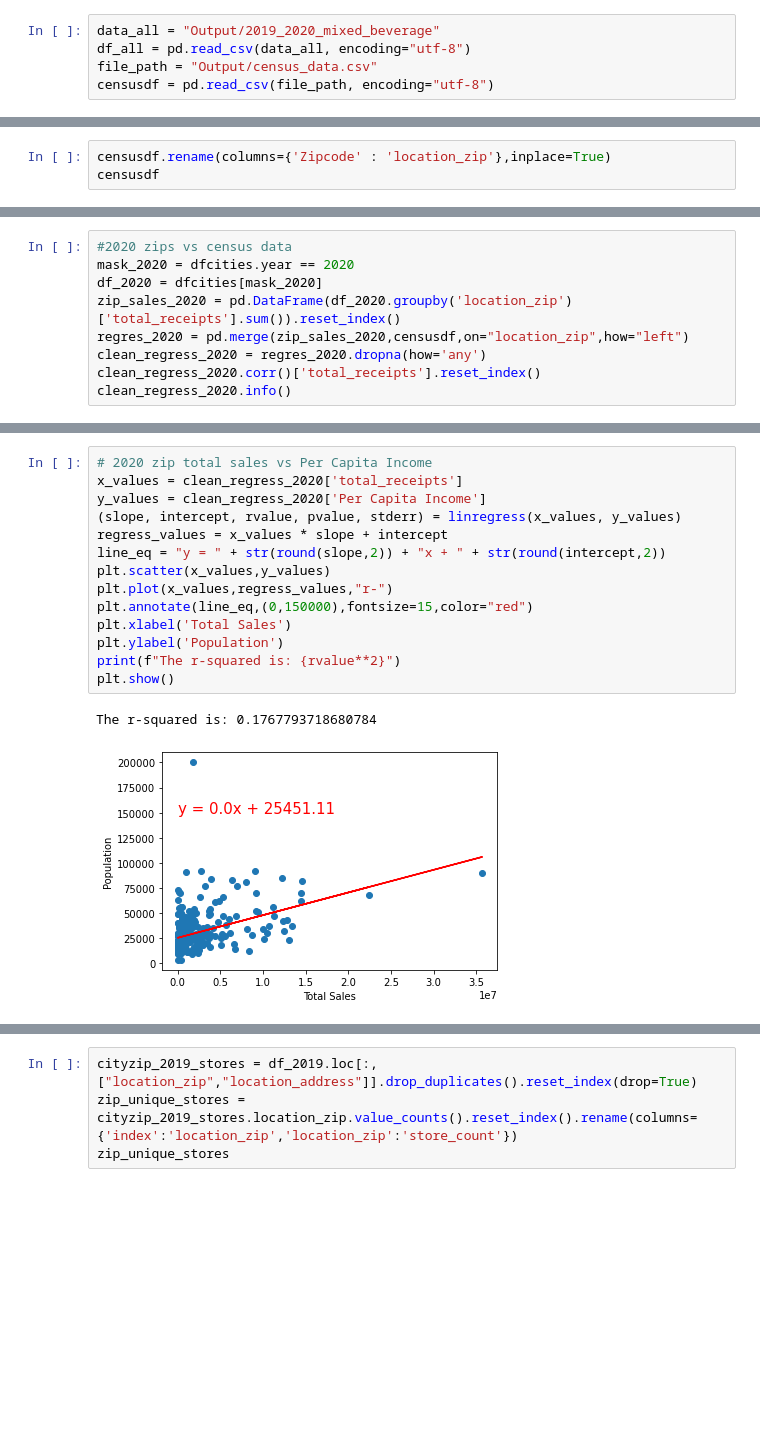
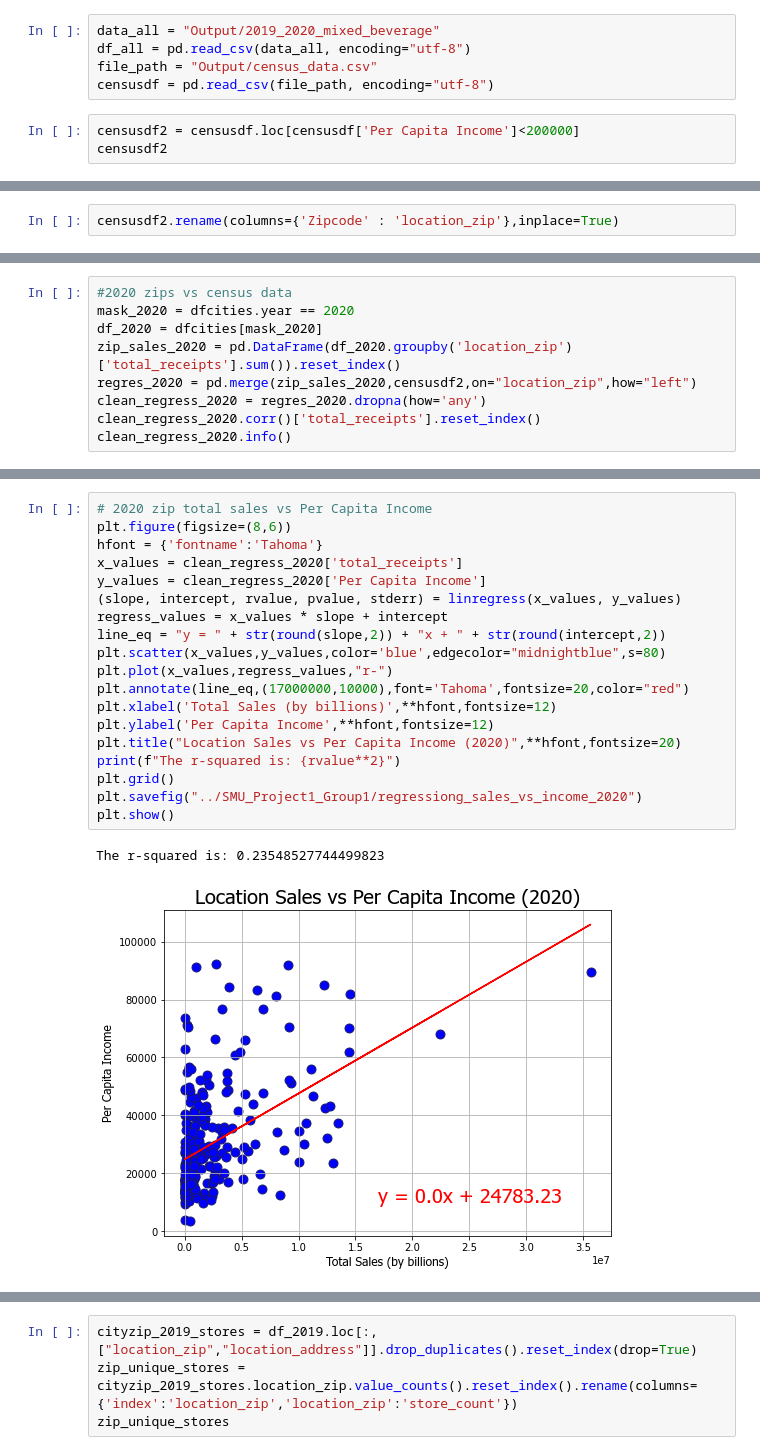
Before and after one commit to KelliDSmith/SMU_Project1_Group1, a Jupyter notebook: regression_kelli.ipynb, the cells around one changed output, grey strips where cells are left out. Saved outputs shown, nothing was run; the diff lists cells and outputs as text; blank space fills up the shorter version.

```diff
--- a/regression_kelli.ipynb
+++ b/regression_kelli.ipynb
@@ -15,3 +15,6 @@ data_all = "Output/2019_2020_mixed_beverage"
 df_all = pd.read_csv(data_all, encoding="utf-8")
 file_path = "Output/census_data.csv"
 censusdf = pd.read_csv(file_path, encoding="utf-8")
+# %%
+censusdf2 = censusdf.loc[censusdf['Per Capita Income']<200000]
+censusdf2
@@ -18,4 +35,3 @@ censusdf = pd.read_csv(file_path, encoding="utf-8")
 # %%
-censusdf.rename(columns={'Zipcode' : 'location_zip'},inplace=True)
-censusdf
+censusdf2.rename(columns={'Zipcode' : 'location_zip'},inplace=True)
 # %% [output]
@@ -87,7 +94,7 @@ memory usage: 19.1 KB
 mask_2020 = dfcities.year == 2020
 df_2020 = dfcities[mask_2020]
 zip_sales_2020 = pd.DataFrame(df_2020.groupby('location_zip')['total_receipts'].sum()).reset_index()
-regres_2020 = pd.merge(zip_sales_2020,censusdf,on="location_zip",how="left")
+regres_2020 = pd.merge(zip_sales_2020,censusdf2,on="location_zip",how="left")
 clean_regress_2020 = regres_2020.dropna(how='any')
 clean_regress_2020.corr()['total_receipts'].reset_index()
 clean_regress_2020.info()
@@ -127,20 +139,25 @@ The r-squared is: 0.1519010982688524
 # %%
 # 2020 zip total sales vs Per Capita Income
+plt.figure(figsize=(8,6))
+hfont = {'fontname':'Tahoma'}
 x_values = clean_regress_2020['total_receipts']
 y_values = clean_regress_2020['Per Capita Income']
 (slope, intercept, rvalue, pvalue, stderr) = linregress(x_values, y_values)
 regress_values = x_values * slope + intercept
 line_eq = "y = " + str(round(slope,2)) + "x + " + str(round(intercept,2))
-plt.scatter(x_values,y_values)
+plt.scatter(x_values,y_values,color='blue',edgecolor="midnightblue",s=80)
 plt.plot(x_values,regress_values,"r-")
-plt.annotate(line_eq,(0,150000),fontsize=15,color="red")
-plt.xlabel('Total Sales')
-plt.ylabel('Population')
+plt.annotate(line_eq,(17000000,10000),font='Tahoma',fontsize=20,color="red")
+plt.xlabel('Total Sales (by billions)',**hfont,fontsize=12)
+plt.ylabel('Per Capita Income',**hfont,fontsize=12)
+plt.title("Location Sales vs Per Capita Income (2020)",**hfont,fontsize=20)
 print(f"The r-squared is: {rvalue**2}")
+plt.grid()
+plt.savefig("../SMU_Project1_Group1/regressiong_sales_vs_income_2020")
 plt.show()
 # %% [output]
-The r-squared is: 0.1767793718680784
+The r-squared is: 0.23548527744499823
-[figure, old version]
+[figure, new version]
 # %%
 # 2019 zip total sales vs Poverty Count
 x_values = clean_regress_2019['total_receipts']
```
Also changed, not shown: parts of 9 cells of this notebook, 3 other files.
